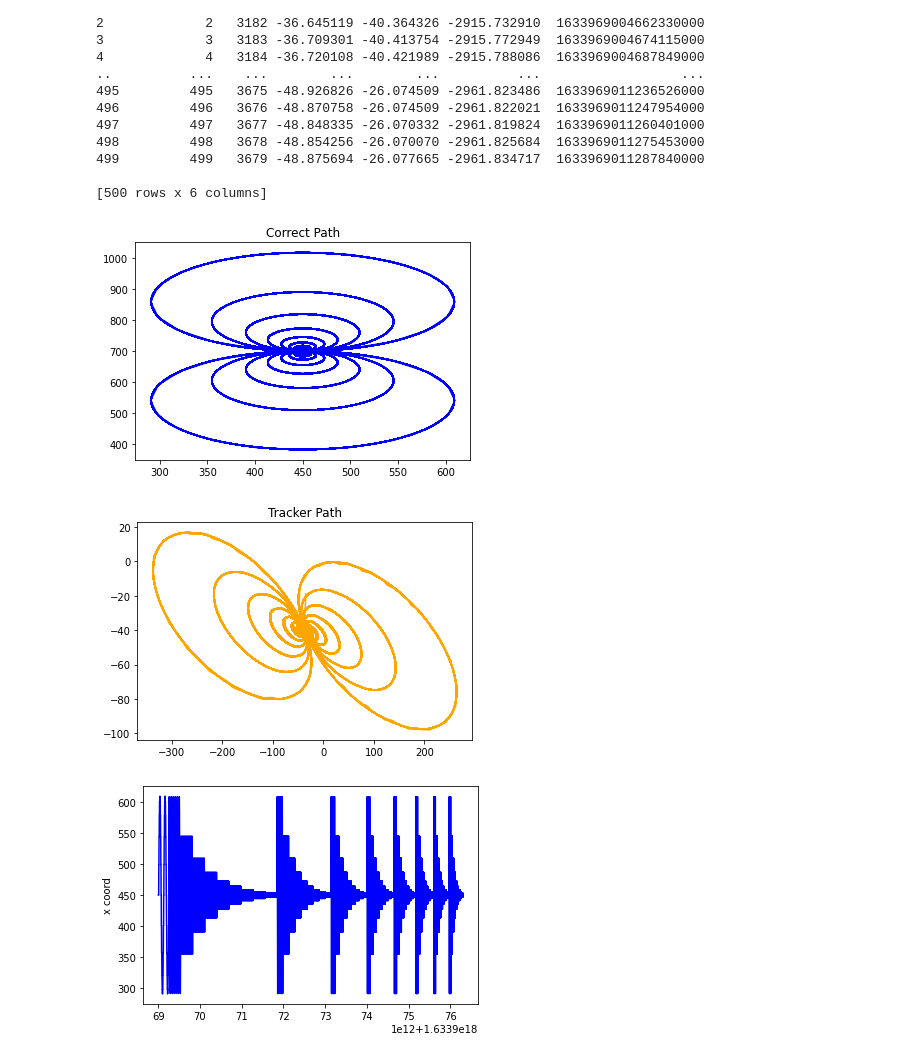
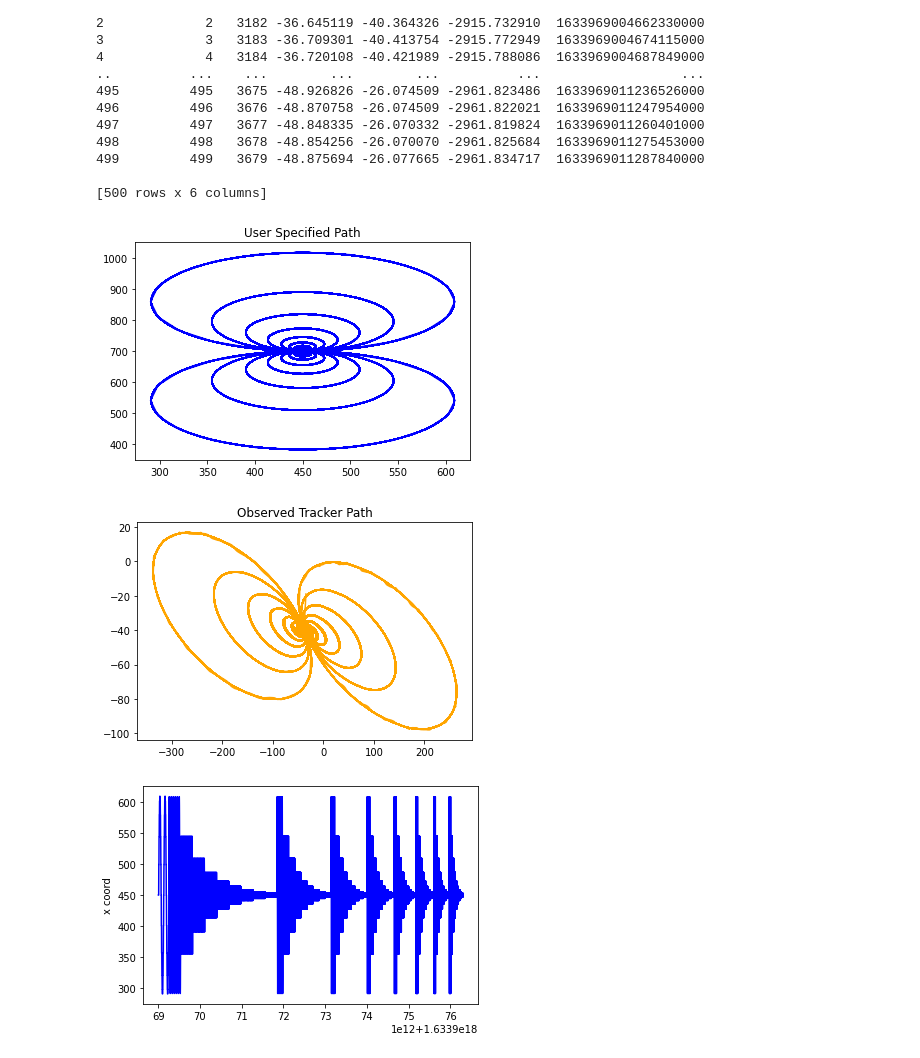
Before and after one commit to adamggibbs/path_analysis_soln, a Jupyter notebook: analysis.ipynb, the cells around one changed output. Drawn from its saved outputs; the diff is of its cells as text; code cells hidden in the pictures.

```diff
--- a/analysis.ipynb
+++ b/analysis.ipynb
@@ -40,3 +49,17 @@ print(tracker.head(500))
 499         499   3679 -48.875694 -26.077665 -2961.834717  1633969011287840000
 
 [500 rows x 6 columns]
+# %%
+# GET NUMPY ARRAYS OF IMPORTANT DATA
+
+# path data
+pth_x = path["x_pth"].to_numpy()
+pth_y = path["y_pth"].to_numpy()
+pth_z = path["z_pth"].to_numpy()
+pth_t = path["t_pth"].to_numpy()
+
+# tracker data
+trk_x = tracker["x_trk"].to_numpy()
+trk_y = tracker["y_trk"].to_numpy()
+trk_z = tracker["z_trk"].to_numpy()
+trk_t = tracker["t_trk"].to_numpy()
@@ -43,12 +83,16 @@ print(tracker.head(500))
 # %%
-plt.plot(path["x_pth"], path["y_pth"], c='blue')
-plt.title("Correct Path")
+# EXPLORE DESIRED SPECIFIED PATH AND OBSERVED TRACKED PATH
+
+# specified path
+plt.plot(pth_x, pth_y, c='blue')
+plt.title("User Specified Path")
 plt.show()
 
-plt.plot(tracker["x_trk"], tracker["y_trk"], c='orange')
-plt.title("Tracker Path")
+# tracked path
+plt.plot(trk_x, trk_y, c='orange')
+plt.title("Observed Tracker Path")
 plt.show()
 # %% [output]
-[figure, old version]
+[figure, new version]
-[figure, old version]
+[figure, new version]
 # %%
```
Also changed, not shown: parts of 20 cells of this notebook, 1 other file.
